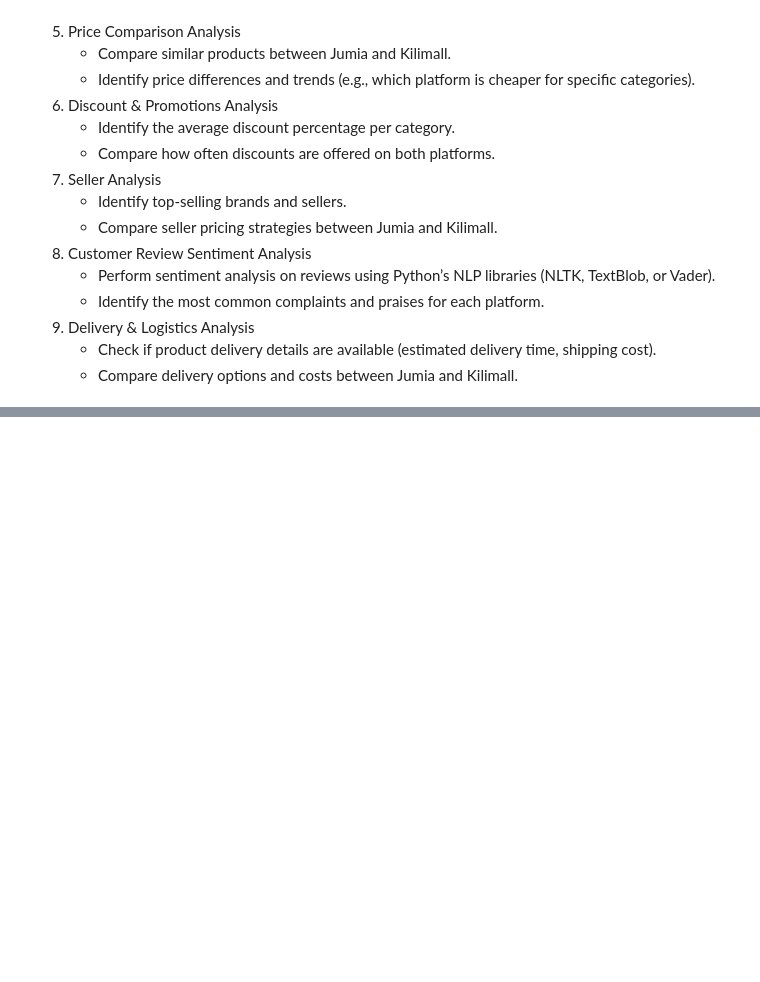
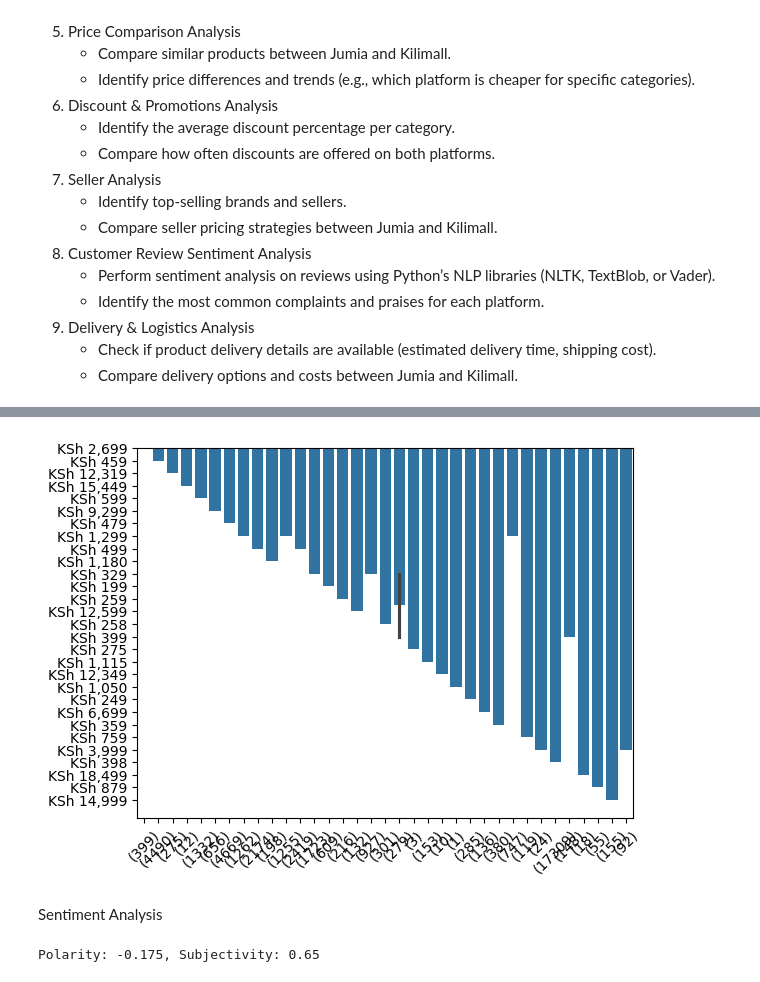
Before and after one commit to CisseBenn/Data-Scrapping, a Jupyter notebook: Main.ipynb, the cells around one changed output, grey strips where cells are left out. Drawn from its saved outputs; the diff is of its cells as text; code cells hidden in the pictures; blank space fills up the shorter version.

Commit message:
🦿Sentiment Analysis

```diff
--- a/Main.ipynb
+++ b/Main.ipynb
@@ -523,0 +534,16 @@ Name: Discount, Length: 63, dtype: float64
+# %%
+sns.barplot(x=k_phone_rating, y=k_phone_prices, data=kilimall_data)
+
+plt.xticks(rotation=45)
+
+plt.show()
+# %% [output]
+[figure, added]
+# %% [markdown]
+Sentiment Analysis
+# %%
+text = "This food is not sweet"
+sentiment = TextBlob(text).sentiment
+print(f"Polarity: {sentiment.polarity}, Subjectivity: {sentiment.subjectivity}")
+# %% [output]
+Polarity: -0.175, Subjectivity: 0.65
```
Also changed, not shown: parts of 17 cells of this notebook, 1 other file.
